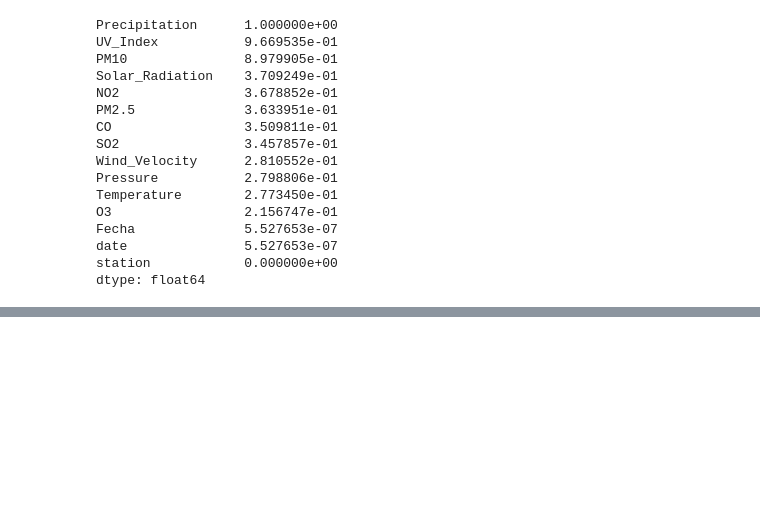
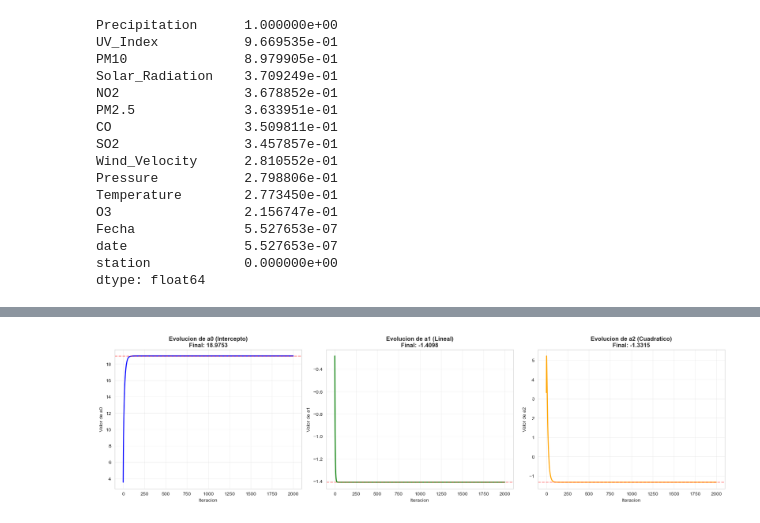
Before and after one commit to MateoJaramillo26/Progreso-3, a Jupyter notebook: ProyectoProgreso3.ipynb, the cells around one changed output, grey strips where cells are left out. Saved outputs shown, nothing was run; the diff lists cells and outputs as text; code cells hidden in the pictures; blank space fills up the shorter version.

```diff
--- a/ProyectoProgreso3.ipynb
+++ b/ProyectoProgreso3.ipynb
@@ -803,0 +1100,44 @@ PROXIMOS PASOS:
+# %%
+# MODELO 2 - PASO 6: Visualizacion de Evolucion de Parametros
+log.info("Generando visualizacion: Evolucion de parametros a0, a1, a2...")
+
+# Extraer historia de parametros
+a0_hist = [p['a0'] for p in model_gd.params_history]
+a1_hist = [p['a1'] for p in model_gd.params_history]
+a2_hist = [p['a2'] for p in model_gd.params_history]
+
+fig, axes = plt.subplots(1, 3, figsize=(18, 5))
+
+# Plot a0
+axes[0].plot(a0_hist, linewidth=2, color='blue')
+axes[0].set_title(f'Evolucion de a0 (Intercepto)\nFinal: {model_gd.a0:.4f}',
+                  fontsize=12, fontweight='bold')
+axes[0].set_xlabel('Iteracion')
+axes[0].set_ylabel('Valor de a0')
+axes[0].grid(True, alpha=0.3)
+axes[0].axhline(model_gd.a0, color='red', linestyle='--', alpha=0.5)
+
+# Plot a1
+axes[1].plot(a1_hist, linewidth=2, color='green')
+axes[1].set_title(f'Evolucion de a1 (Lineal)\nFinal: {model_gd.a1:.4f}',
+                  fontsize=12, fontweight='bold')
+axes[1].set_xlabel('Iteracion')
+axes[1].set_ylabel('Valor de a1')
+axes[1].grid(True, alpha=0.3)
+axes[1].axhline(model_gd.a1, color='red', linestyle='--', alpha=0.5)
+
+# Plot a2
+axes[2].plot(a2_hist, linewidth=2, color='orange')
+axes[2].set_title(f'Evolucion de a2 (Cuadratico)\nFinal: {model_gd.a2:.4f}',
+                  fontsize=12, fontweight='bold')
+axes[2].set_xlabel('Iteracion')
+axes[2].set_ylabel('Valor de a2')
+axes[2].grid(True, alpha=0.3)
+axes[2].axhline(model_gd.a2, color='red', linestyle='--', alpha=0.5)
+
+plt.tight_layout()
+plt.savefig('model2_params_evolution.png', dpi=150)
+plt.show()
+
+log.info("Guardado: model2_params_evolution.png")
+# %% [output]
@@ -803,0 +1145 @@ PROXIMOS PASOS:
+[figure, added]
```
Also changed, not shown: parts of 36 cells of this notebook, 15 other files.
